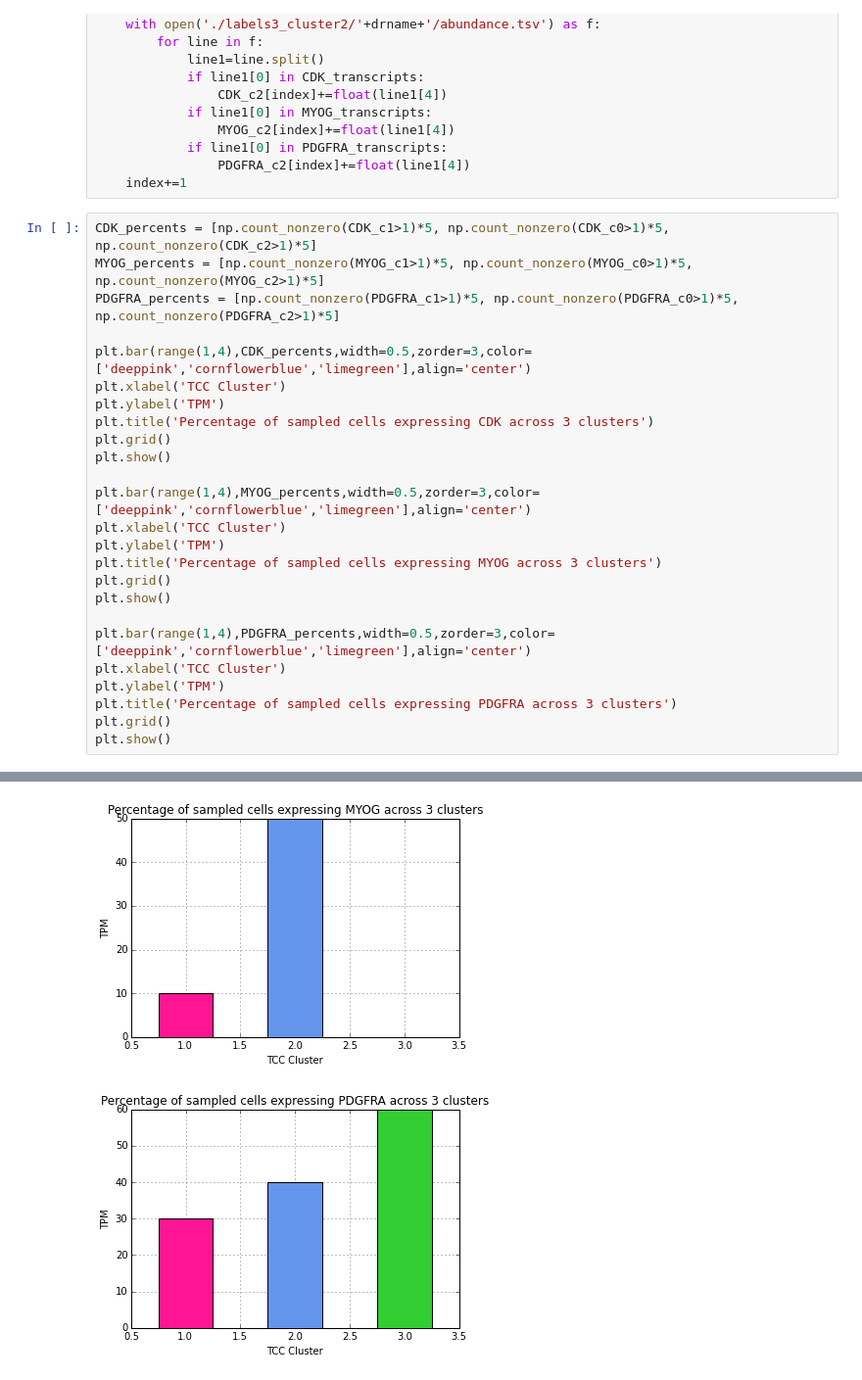
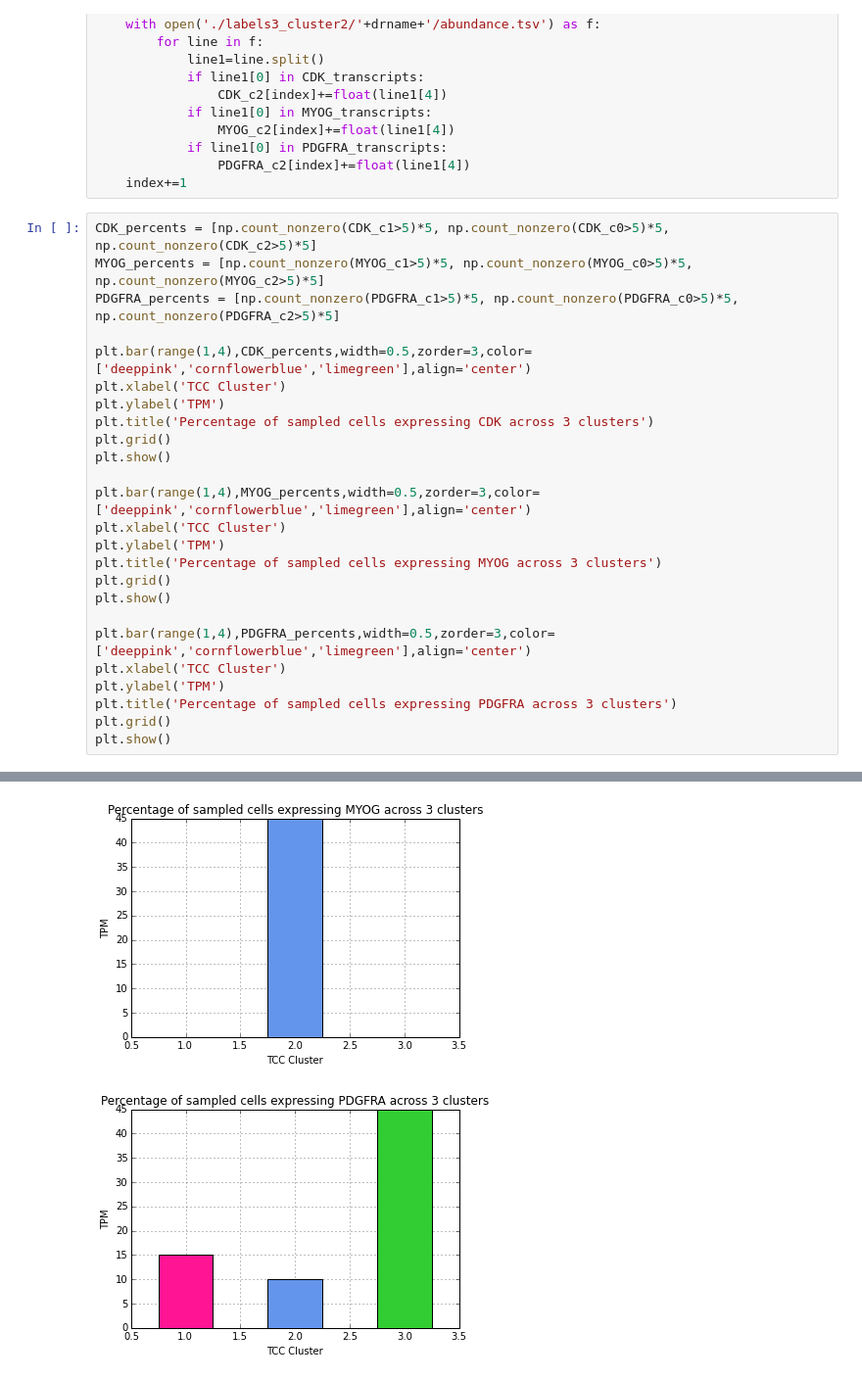
Before and after one commit to govinda-kamath/clustering_on_transcript_compatibility_counts, a Jupyter notebook: Trapnell_pipeline/Trapnell_Analysis.ipynb, the cells around one changed output, grey strips where cells are left out. Shown at 98% size. Drawn from its saved outputs; the diff is of its cells as text.

```diff
--- a/Trapnell_pipeline/Trapnell_Analysis.ipynb
+++ b/Trapnell_pipeline/Trapnell_Analysis.ipynb
@@ -600,9 +600,9 @@ for drname in cluster2_files:
                 PDGFRA_c2[index]+=float(line1[4])
     index+=1
 # %%
-CDK_percents = [np.count_nonzero(CDK_c1>1)*5, np.count_nonzero(CDK_c0>1)*5, np.count_nonzero(CDK_c2>1)*5]
-MYOG_percents = [np.count_nonzero(MYOG_c1>1)*5, np.count_nonzero(MYOG_c0>1)*5, np.count_nonzero(MYOG_c2>1)*5]
-PDGFRA_percents = [np.count_nonzero(PDGFRA_c1>1)*5, np.count_nonzero(PDGFRA_c0>1)*5, np.count_nonzero(PDGFRA_c2>1)*5]
+CDK_percents = [np.count_nonzero(CDK_c1>5)*5, np.count_nonzero(CDK_c0>5)*5, np.count_nonzero(CDK_c2>5)*5]
+MYOG_percents = [np.count_nonzero(MYOG_c1>5)*5, np.count_nonzero(MYOG_c0>5)*5, np.count_nonzero(MYOG_c2>5)*5]
+PDGFRA_percents = [np.count_nonzero(PDGFRA_c1>5)*5, np.count_nonzero(PDGFRA_c0>5)*5, np.count_nonzero(PDGFRA_c2>5)*5]
 
 plt.bar(range(1,4),CDK_percents,width=0.5,zorder=3,color=['deeppink','cornflowerblue','limegreen'],align='center')
 plt.xlabel('TCC Cluster')
@@ -629,2 +629,2 @@ plt.show()
-[figure, old version]
+[figure, new version]
-[figure, old version]
+[figure, new version]
```
Also changed, not shown: parts of 1 cell of this notebook.
